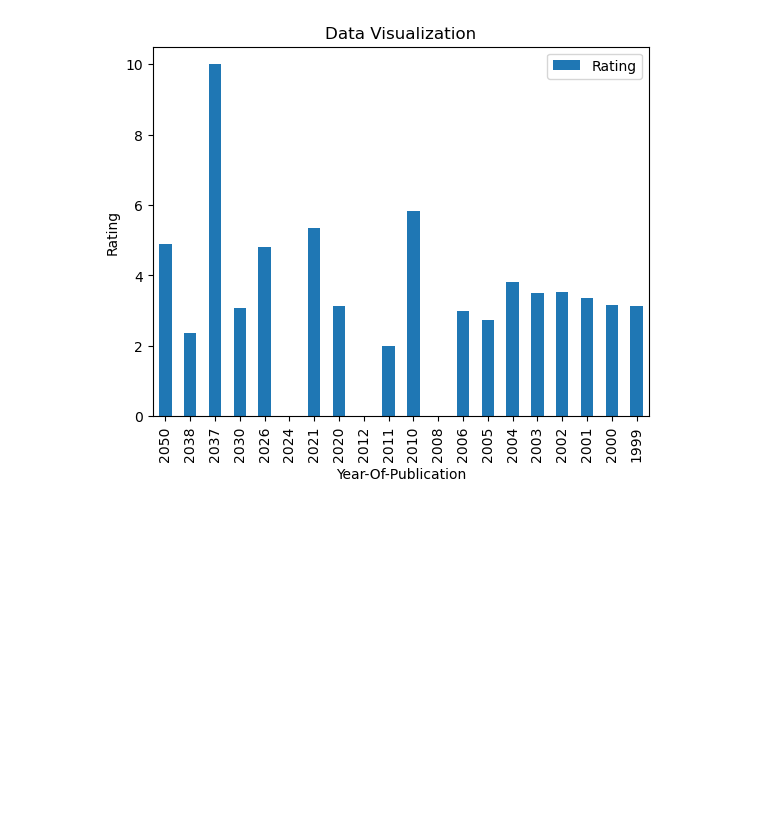
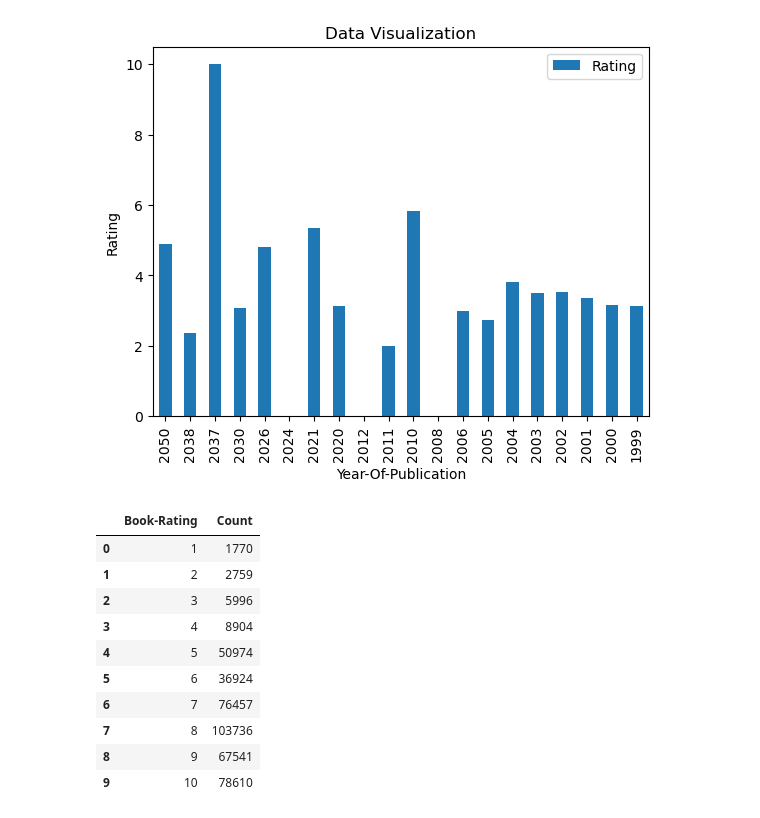
Before and after one commit to ZuPr42/datasentics, a Jupyter notebook: notebooks/1.2-zupr-data_visualization.ipynb, the cells around one changed output. Saved outputs shown, nothing was run; the diff lists cells and outputs as text; code cells hidden in the pictures; blank space fills up the shorter version.

```diff
--- a/notebooks/1.2-zupr-data_visualization.ipynb
+++ b/notebooks/1.2-zupr-data_visualization.ipynb
@@ -91,3 +91,19 @@ plt.title('Data Visualization')
 plt.show()
 # %% [output]
 [figure]
+# %%
+data = ratings_data.groupby('Book-Rating')['User-ID'].count().reset_index(name = 'Count')
+
+data
+# %% [output]
+|  | Book-Rating | Count |
+| 0 | 1 | 1770 |
+| 1 | 2 | 2759 |
+| 2 | 3 | 5996 |
+| 3 | 4 | 8904 |
+| 4 | 5 | 50974 |
+| 5 | 6 | 36924 |
+| 6 | 7 | 76457 |
+| 7 | 8 | 103736 |
+| 8 | 9 | 67541 |
+| 9 | 10 | 78610 |
```
Also changed, not shown: parts of 2 cells of this notebook, 1 other file.
